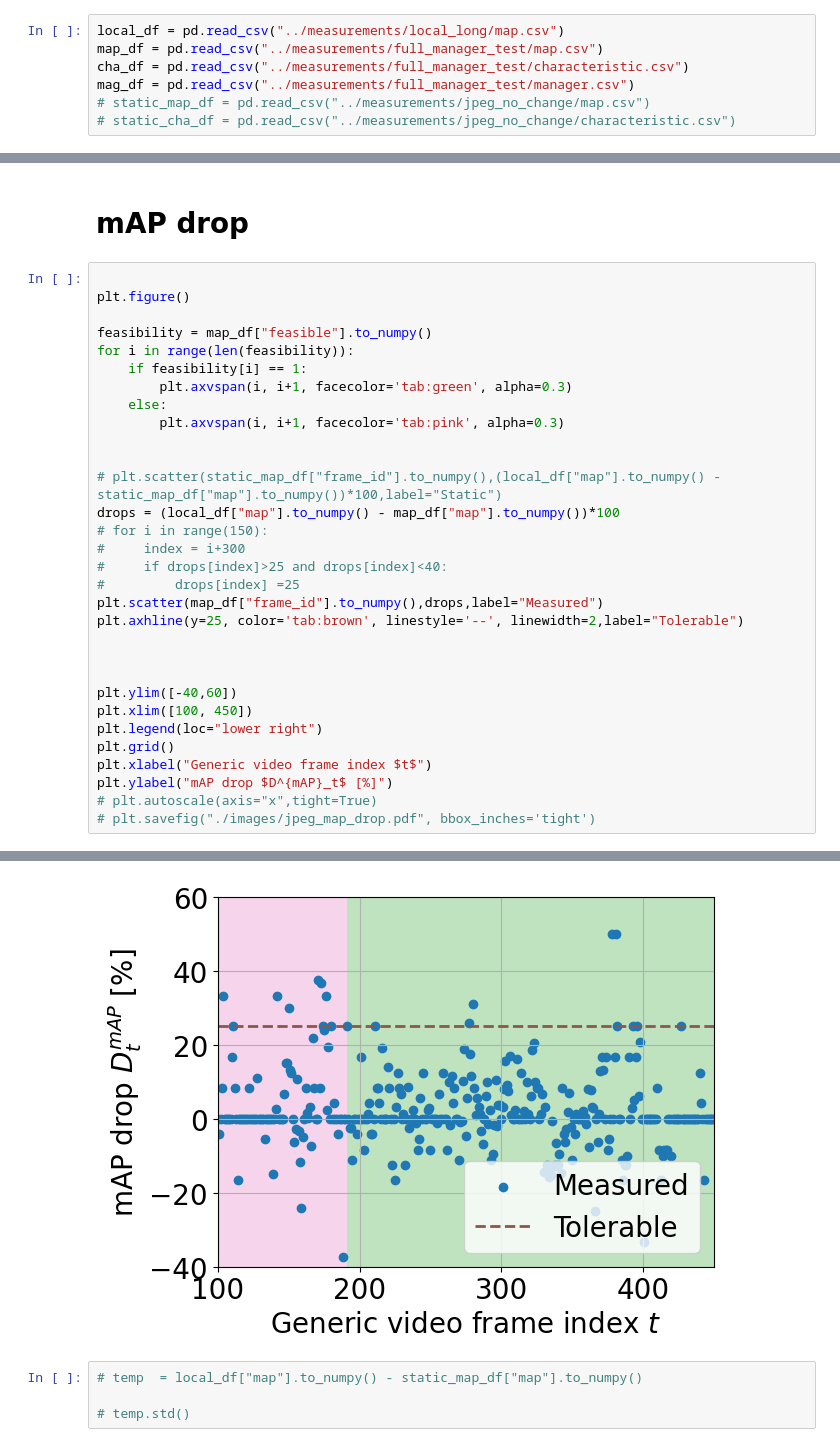
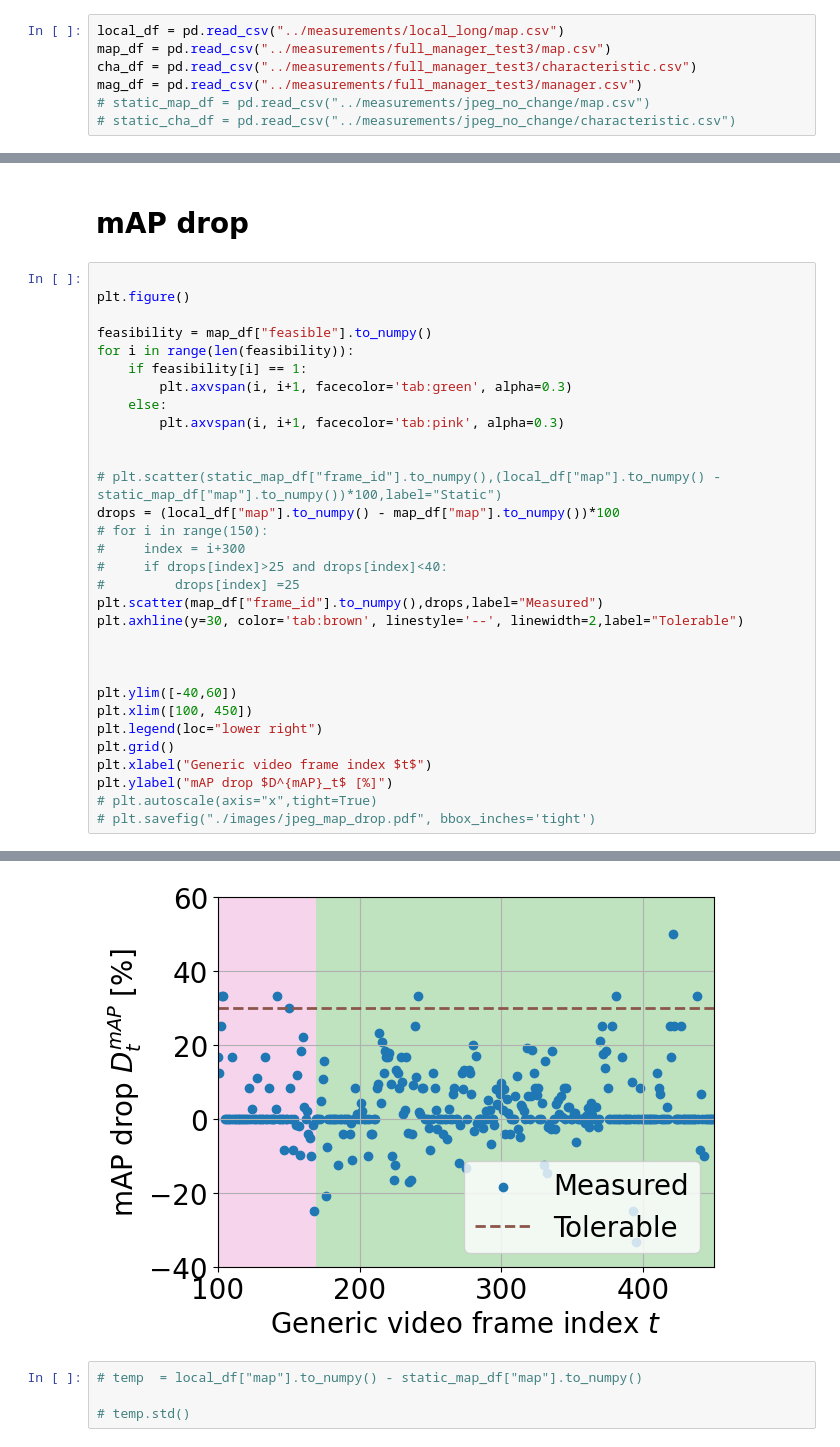
Before and after one commit to Rexyyj/split_DNN_framework, a Jupyter notebook: dynamic_framework_v2/plots/map_drop_journal.ipynb, the cells around one changed output, grey strips where cells are left out. Saved outputs shown, nothing was run; the diff lists cells and outputs as text.

```diff
--- a/dynamic_framework_v2/plots/map_drop_journal.ipynb
+++ b/dynamic_framework_v2/plots/map_drop_journal.ipynb
@@ -9,9 +9,9 @@ plt.rcParams.update({"text.usetex": False,
                      "ps.fonttype": 42})
 # %%
 local_df = pd.read_csv("../measurements/local_long/map.csv")
-map_df = pd.read_csv("../measurements/full_manager_test/map.csv")
-cha_df = pd.read_csv("../measurements/full_manager_test/characteristic.csv")
-mag_df = pd.read_csv("../measurements/full_manager_test/manager.csv")
+map_df = pd.read_csv("../measurements/full_manager_test3/map.csv")
+cha_df = pd.read_csv("../measurements/full_manager_test3/characteristic.csv")
+mag_df = pd.read_csv("../measurements/full_manager_test3/manager.csv")
 # static_map_df = pd.read_csv("../measurements/jpeg_no_change/map.csv")
 # static_cha_df = pd.read_csv("../measurements/jpeg_no_change/characteristic.csv")
 # %%
@@ -67,35 +67,35 @@ ax1.set_xlim([100, 450])
 plt.figure()
 
 feasibility = map_df["feasible"].to_numpy()
 for i in range(len(feasibility)):
     if feasibility[i] == 1:
         plt.axvspan(i, i+1, facecolor='tab:green', alpha=0.3)
     else:
         plt.axvspan(i, i+1, facecolor='tab:pink', alpha=0.3)
 
 
 # plt.scatter(static_map_df["frame_id"].to_numpy(),(local_df["map"].to_numpy() - static_map_df["map"].to_numpy())*100,label="Static")
 drops = (local_df["map"].to_numpy() - map_df["map"].to_numpy())*100
 # for i in range(150):
 #     index = i+300
 #     if drops[index]>25 and drops[index]<40:
 #         drops[index] =25
 plt.scatter(map_df["frame_id"].to_numpy(),drops,label="Measured")
-plt.axhline(y=25, color='tab:brown', linestyle='--', linewidth=2,label="Tolerable")
+plt.axhline(y=30, color='tab:brown', linestyle='--', linewidth=2,label="Tolerable")
 
 
 
 plt.ylim([-40,60])
 plt.xlim([100, 450])
 plt.legend(loc="lower right")
 plt.grid()
 plt.xlabel("Generic video frame index $t$")
 plt.ylabel("mAP drop $D^{mAP}_t$ [%]")
 # plt.autoscale(axis="x",tight=True)
 # plt.savefig("./images/jpeg_map_drop.pdf", bbox_inches='tight')
 # %% [output]
 Text(0, 0.5, 'mAP drop $D^{mAP}_t$ [%]')
-[figure, old version]
+[figure, new version]
 # %%
 # temp  = local_df["map"].to_numpy() - static_map_df["map"].to_numpy()
 
```
Also changed, not shown: parts of 8 cells of this notebook, 17 other files.
